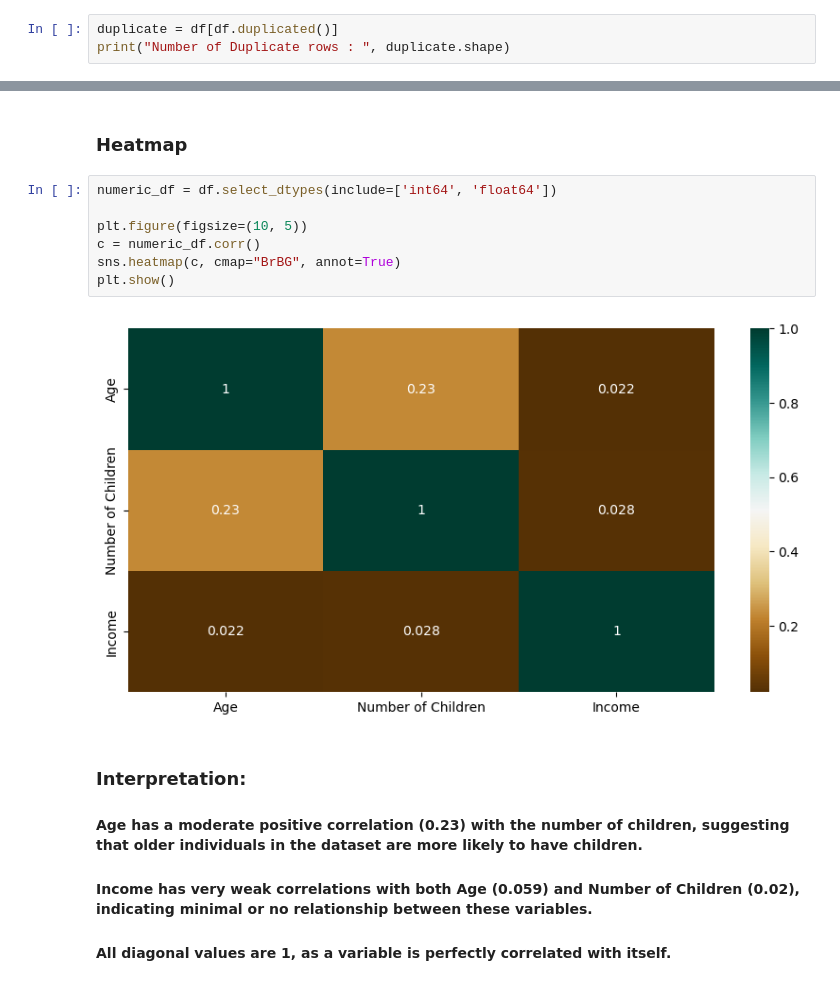
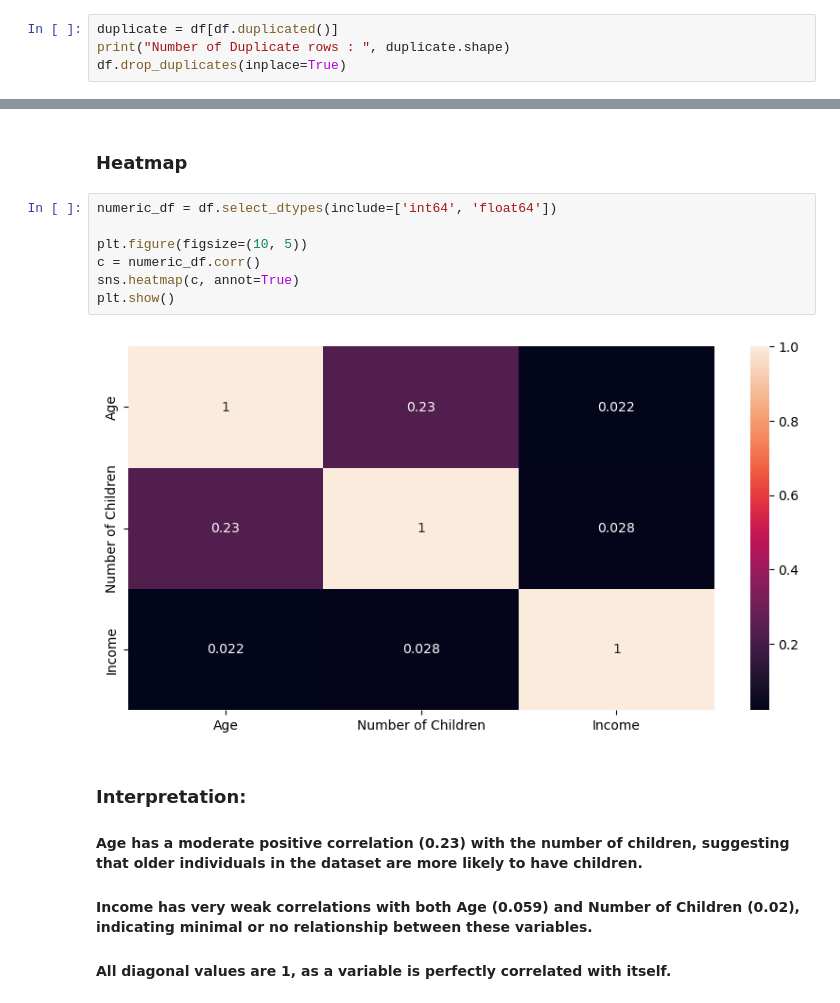
Before and after one commit to himanshi-agarwal/Machine-Learning-Labs, a Jupyter notebook: Lab2.ipynb, the cells around one changed output, grey strips where cells are left out. Drawn from its saved outputs; the diff is of its cells as text.

```diff
--- a/Lab2.ipynb
+++ b/Lab2.ipynb
@@ -51,6 +51,7 @@ Rows and Column in Dataset are :  (599, 16)
 # %%
 duplicate = df[df.duplicated()]
 print("Number of Duplicate rows : ", duplicate.shape)
+df.drop_duplicates(inplace=True)
 # %% [output]
 Number of Duplicate rows :  (0, 16)
 # %% [markdown]
@@ -170,12 +171,12 @@ for i in df.columns:
 # %%
 numeric_df = df.select_dtypes(include=['int64', 'float64'])
 
 plt.figure(figsize=(10, 5))
 c = numeric_df.corr()
-sns.heatmap(c, cmap="BrBG", annot=True)
+sns.heatmap(c, annot=True)
 plt.show()
 # %% [output]
-[figure, old version]
+[figure, new version]
 # %% [markdown]
 ### Interpretation:
 
```
Also changed, not shown: parts of 1 cell of this notebook, 2 other files.
